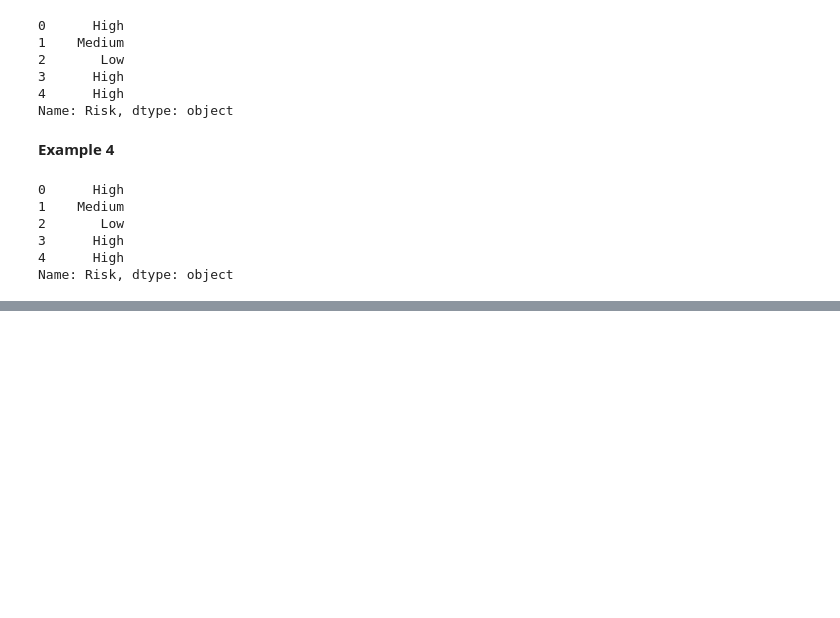
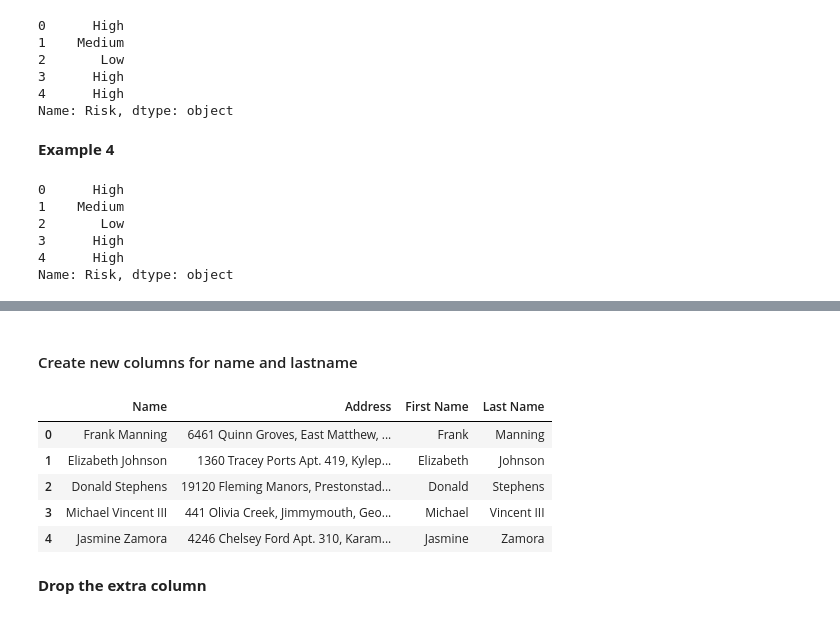
Before and after one commit to Kobzarko/PANDAS-IN-ACTION, a Jupyter notebook: Chapter 6 Text data processing/chapter_6_text_data.ipynb, the cells around one changed output, grey strips where cells are left out. Saved outputs shown, nothing was run; the diff lists cells and outputs as text; code cells hidden in the pictures; blank space fills up the shorter version.

```diff
--- a/Chapter 6 Text data processing/chapter_6_text_data.ipynb
+++ b/Chapter 6 Text data processing/chapter_6_text_data.ipynb
@@ -194,0 +270,4 @@ Name: Risk, dtype: object
+# %%
+customers_path = '/Users/ypushiev/Learning/PANDAS IN ACTION/Chapter 6 Text data processing/Data/customers.csv'
+# %%
+df_customers = pd.read_csv(customers_path)
@@ -194,0 +391,15 @@ Name: Risk, dtype: object
+# %% [markdown]
+#### Create new columns for name and lastname
+# %%
+df_customers[["First Name", "Last Name"]]= df_customers['Name'].str.split(pat=' ',n=1,expand=True)
+# %%
+df_customers.head()
+# %% [output]
+|  | Name | Address | First Name | Last Name |
+| 0 | Frank Manning | 6461 Quinn Groves, East Matthew, ... | Frank | Manning |
+| 1 | Elizabeth Johnson | 1360 Tracey Ports Apt. 419, Kylep... | Elizabeth | Johnson |
+| 2 | Donald Stephens | 19120 Fleming Manors, Prestonstad... | Donald | Stephens |
+| 3 | Michael Vincent III | 441 Olivia Creek, Jimmymouth, Geo... | Michael | Vincent III |
+| 4 | Jasmine Zamora | 4246 Chelsey Ford Apt. 310, Karam... | Jasmine | Zamora |
+# %% [markdown]
+**Drop the extra column**
```
Also changed, not shown: parts of 35 cells of this notebook.
